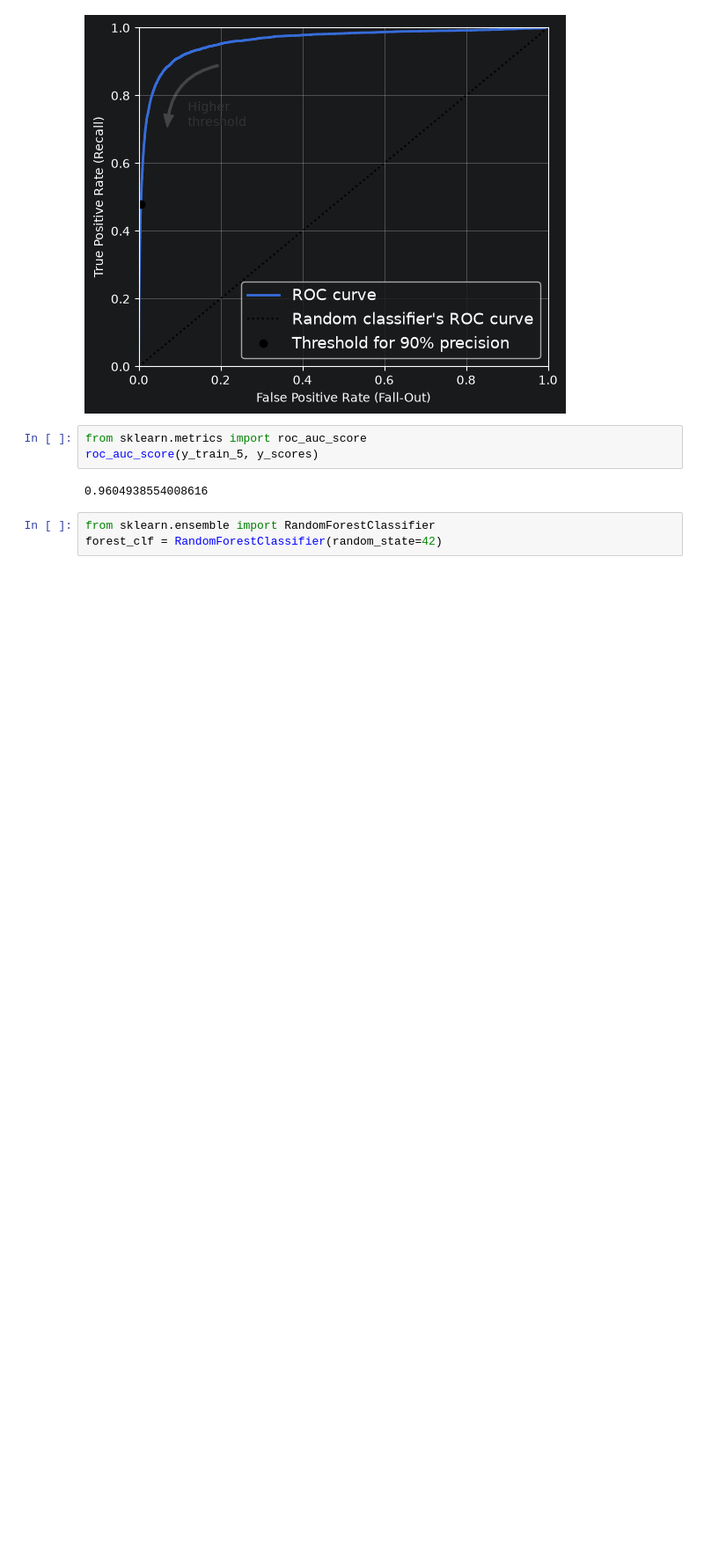
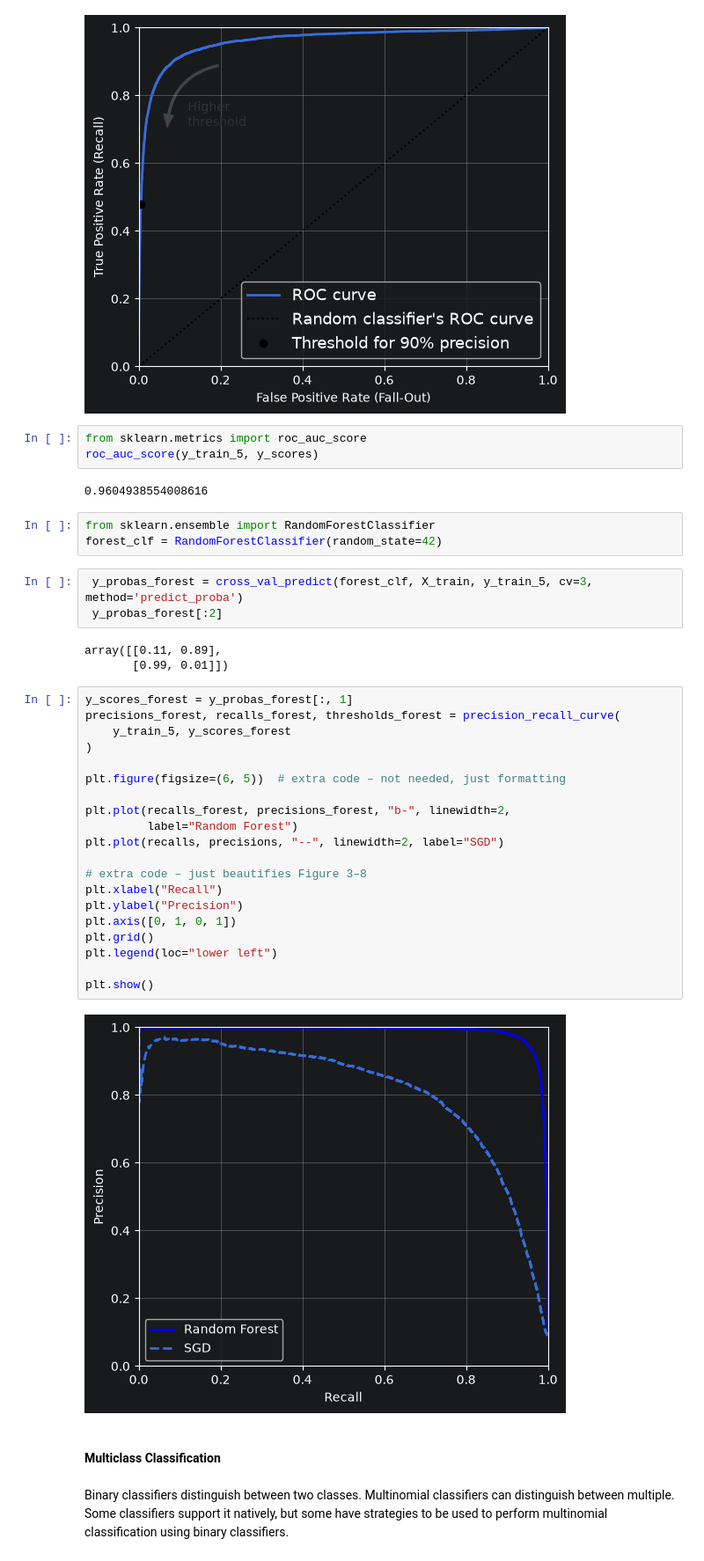
Before and after one commit to AVilums/hands-on-ml, a Jupyter notebook: chapter_3/classification.ipynb, the cells around one changed output. Shown at 88% size. Cells and saved outputs as stored; diff of their text form; blank space fills up the shorter version.

```diff
--- a/chapter_3/classification.ipynb
+++ b/chapter_3/classification.ipynb
@@ -214,3 +214,35 @@ roc_auc_score(y_train_5, y_scores)
 # %%
 from sklearn.ensemble import RandomForestClassifier
 forest_clf = RandomForestClassifier(random_state=42)
+# %%
+ y_probas_forest = cross_val_predict(forest_clf, X_train, y_train_5, cv=3, method='predict_proba')
+ y_probas_forest[:2]
+# %% [output]
+array([[0.11, 0.89],
+       [0.99, 0.01]])
+# %%
+y_scores_forest = y_probas_forest[:, 1]
+precisions_forest, recalls_forest, thresholds_forest = precision_recall_curve(
+    y_train_5, y_scores_forest
+)
+
+plt.figure(figsize=(6, 5))  # extra code – not needed, just formatting
+
+plt.plot(recalls_forest, precisions_forest, "b-", linewidth=2,
+         label="Random Forest")
+plt.plot(recalls, precisions, "--", linewidth=2, label="SGD")
+
+# extra code – just beautifies Figure 3–8
+plt.xlabel("Recall")
+plt.ylabel("Precision")
+plt.axis([0, 1, 0, 1])
+plt.grid()
+plt.legend(loc="lower left")
+
+plt.show()
+# %% [output]
+[figure, added]
+# %% [markdown]
+#### Multiclass Classification
+# %% [markdown]
+Binary classifiers distinguish between two classes. Multinomial classifiers can distinguish between multiple. Some classifiers support it natively, but some have strategies to be used to perform multinomial classification using binary classifiers.
```
Also changed, not shown: parts of 5 cells of this notebook.
